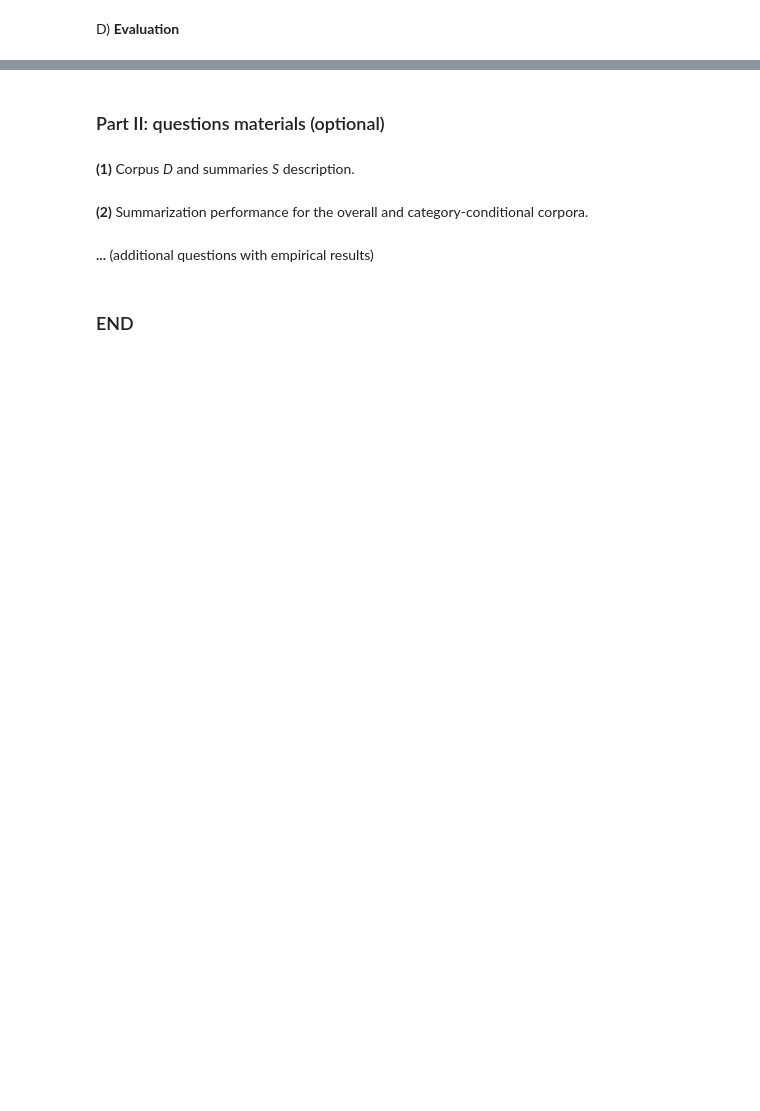
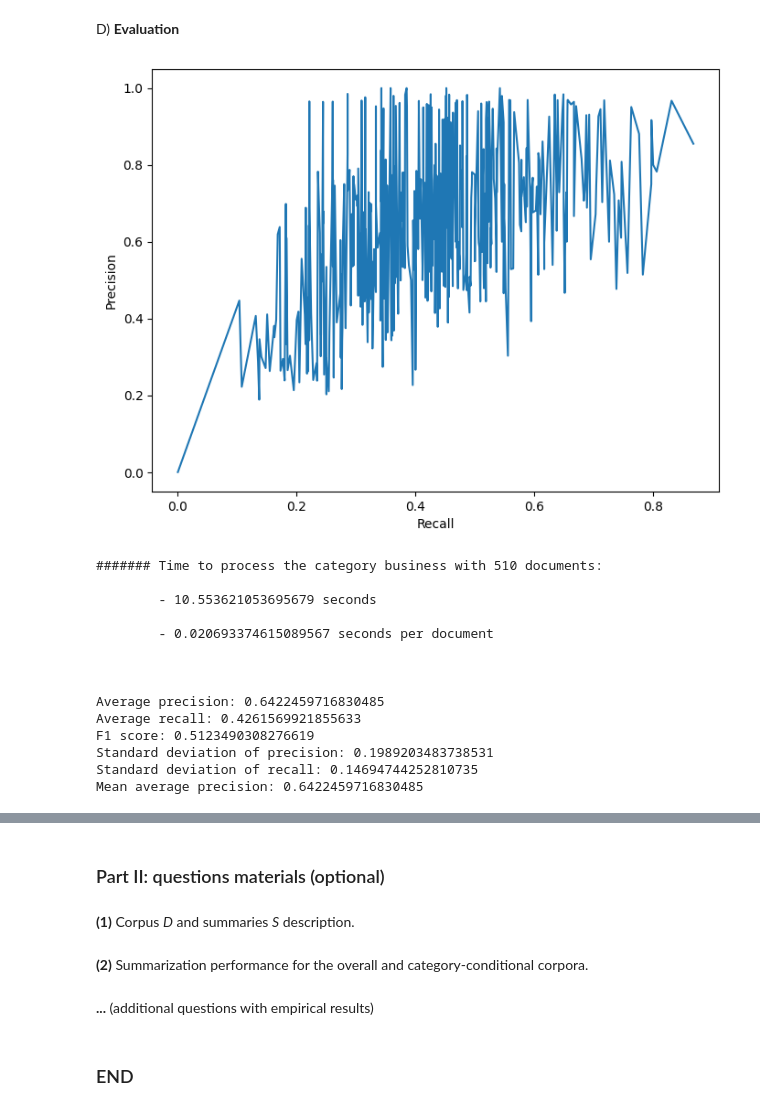
Before and after one commit to danieleavolio/Information-Processing-and-Retrieval, a Jupyter notebook: Project/Code/G8_P1_notebook.ipynb, the cells around one changed output, grey strips where cells are left out. Cells and saved outputs as stored; diff of their text form; code cells hidden in the pictures; blank space fills up the shorter version.

```diff
--- a/Project/Code/G8_P1_notebook.ipynb
+++ b/Project/Code/G8_P1_notebook.ipynb
@@ -296,7 +295,7 @@ def summarization(
     return summary
 # %%
 # Test the summarization function
-document = documents_paths[0]
+document = documents_paths[120]
 with open(document, "r") as file:
     content = file.read()
     summaryBERT = summarization(content, max_sentences=5, max_characters=500, order=True, ix=ix, scoring_type="BERT")
@@ -393,9 +505,6 @@ def preprocess_text(text):
 
     text = " ".join([word for word in words if word not in stop_words])
 
-    # join the words back into a single string
-    text = " ".join(words)
-
     return text
 
 
@@ -405,11 +514,7 @@ def tfidf(documents):
     return (pd.DataFrame(X.toarray(), columns=vectorizer.get_feature_names_out()), vectorizer)
 
 def tdidf_extraction(doc, vectorizer, feature_names):
-
     doc = preprocess_text(doc)
-
-    print(doc)
-
     tfidf_vector = vectorizer.transform([doc])
     sorted_items = sort_coo(tfidf_vector.tocoo())
     keywords = extract_topn_from_vector(feature_names, sorted_items, 10)
@@ -432,7 +537,6 @@ def extract_topn_from_vector(feature_names, sorted_items, topn=10):
     return results
 
 def keyword_extraction(document:str, maximum_keyword:int, ix, **kwargs):
-
     word_tag = nltk.pos_tag(nltk.word_tokenize(document))
 
     # We can filter the words based on their tags keeping only the important ones for keyword extraction
@@ -509,0 +623,5 @@ D) **Evaluation**
+# %%
+# Try to get the summaries of the category business
+category = "business"
+produced_summaries = category_summaries(category, ix, max_sentences=5, max_characters=500, order=True, scoring_type="BM25")
+real_summaries = real_category_summaries(category)
@@ -509,0 +669,17 @@ D) **Evaluation**
+# %%
+def plot_pr_curve(precision, recall):
+    pairs = []
+    for i in range(len(precision)):
+        pairs.append((precision[i], recall[i]))
+
+    pairs = sorted(pairs, key=lambda x: x[1])
+
+    pairs = np.array(pairs)
+
+    plt.figure(figsize=(8, 6))
+
+    plt.plot(pairs[:, 1], pairs[:, 0])
+
+    plt.xlabel("Recall")
+    plt.ylabel("Precision")
+    plt.show()
@@ -509,0 +776,27 @@ D) **Evaluation**
+# %%
+
+average_precision, average_recall, f1, std_precision, std_recall, m_a_p = evaluation("business", ix, max_sentences=5, max_characters=500, order=True, scoring_type="BM25")
+
+
+print(f"Average precision: {average_precision}")
+print(f"Average recall: {average_recall}")
+print(f"F1 score: {f1}")
+print(f"Standard deviation of precision: {std_precision}")
+print(f"Standard deviation of recall: {std_recall}")
+print(f"Mean average precision: {m_a_p}")
+# %% [output]
+[figure, added]
+####### Time to process the category business with 510 documents:
+
+        - 10.553621053695679 seconds
+
+        - 0.020693374615089567 seconds per document
+
+
+
+Average precision: 0.6422459716830485
+Average recall: 0.4261569921855633
+F1 score: 0.5123490308276619
+Standard deviation of precision: 0.1989203483738531
+Standard deviation of recall: 0.14694744252810735
+Mean average precision: 0.6422459716830485
```
Also changed, not shown: parts of 27 cells of this notebook, 5 other files.
